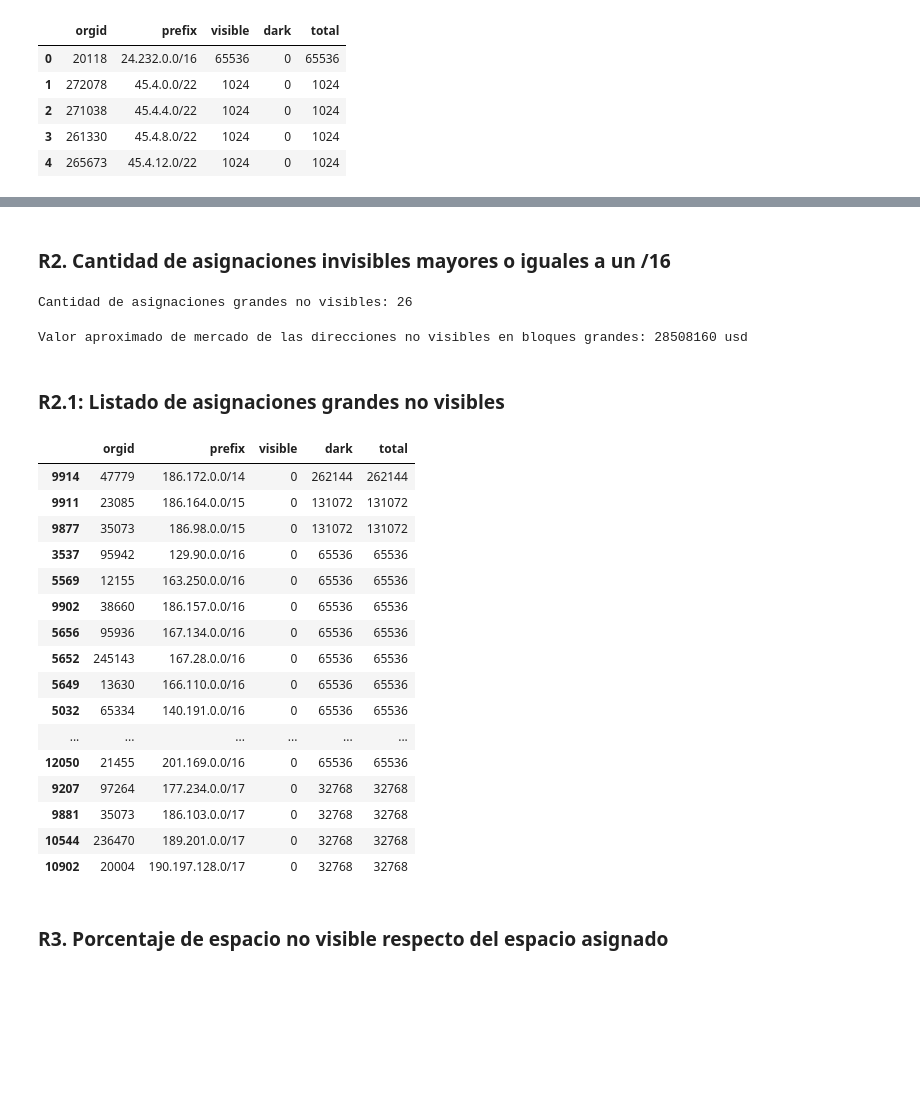
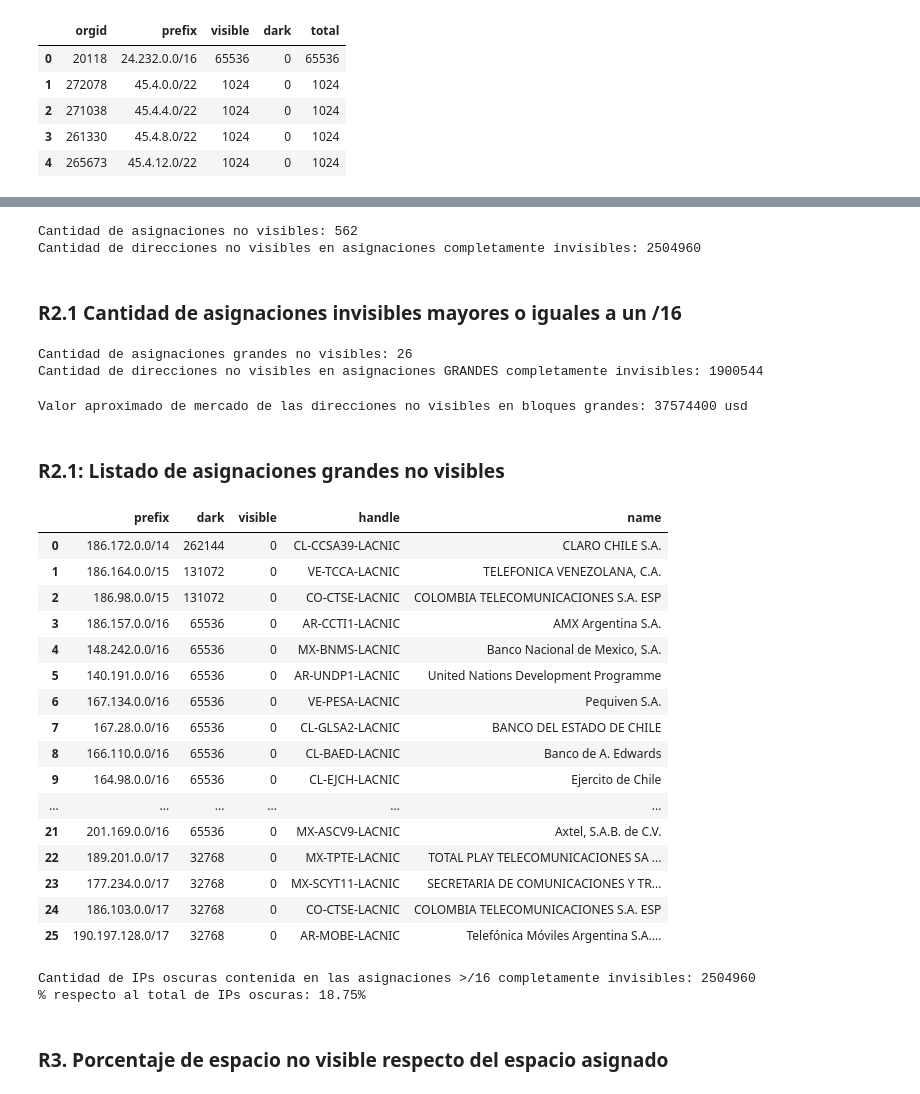
Before and after one commit to cm2c-internet-measurements/resources-not-visible, a Jupyter notebook: reports/espacio-ipv4-no-anunciado-v1.ipynb, the cells around one changed output, grey strips where cells are left out. Saved outputs shown, nothing was run; the diff lists cells and outputs as text; code cells hidden in the pictures; blank space fills up the shorter version.

```diff
--- a/reports/espacio-ipv4-no-anunciado-v1.ipynb
+++ b/reports/espacio-ipv4-no-anunciado-v1.ipynb
@@ -72,38 +81,58 @@ df.head()
+# %%
+nva = df.query("visible == 0 and total > 0").sort_values("total", ascending=False)
+
+print("Cantidad de asignaciones no visibles: {}".format(len(nva['total'])))
+print("Cantidad de direcciones no visibles en asignaciones completamente invisibles: {}".format(nva['dark'].sum()) )
+# %% [output]
+Cantidad de asignaciones no visibles: 562
+Cantidad de direcciones no visibles en asignaciones completamente invisibles: 2504960
 # %% [markdown]
-### R2. Cantidad de asignaciones invisibles mayores o iguales a un /16
+### R2.1 Cantidad de asignaciones invisibles mayores o iguales a un /16
 # %%
-nva = df.query("visible == 0 and total > 16384").sort_values("total", ascending=False)
-# nva.head(20)
-print("Cantidad de asignaciones grandes no visibles: {}".format(len(nva['total'])))
+nva_21 = df.query("visible == 0 and total > 16384").sort_values("total", ascending=False)
+
+print("Cantidad de asignaciones grandes no visibles: {}".format(len(nva_21['total'])))
+print("Cantidad de direcciones no visibles en asignaciones GRANDES completamente invisibles: {}".format(nva_21['dark'].sum()) )
 # %% [output]
 Cantidad de asignaciones grandes no visibles: 26
+Cantidad de direcciones no visibles en asignaciones GRANDES completamente invisibles: 1900544
 # %%
 print("Valor aproximado de mercado de las direcciones no visibles en bloques grandes: {} usd".format(nva['total'].sum(axis=0)*15))
 # %% [output]
-Valor aproximado de mercado de las direcciones no visibles en bloques grandes: 28508160 usd
+Valor aproximado de mercado de las direcciones no visibles en bloques grandes: 37574400 usd
 # %% [markdown]
 ### R2.1: Listado de asignaciones grandes no visibles
-# %%
-nva.to_csv("s1_bigallocs_notvisible-{}.csv".format(w_date, delimiter='|'))
-
-nva
-# %% [output]
-|  | orgid | prefix | visible | dark | total |
-| 9914 | 47779 | 186.172.0.0/14 | 0 | 262144 | 262144 |
-| 9911 | 23085 | 186.164.0.0/15 | 0 | 131072 | 131072 |
-| 9877 | 35073 | 186.98.0.0/15 | 0 | 131072 | 131072 |
-| 3537 | 95942 | 129.90.0.0/16 | 0 | 65536 | 65536 |
-| 5569 | 12155 | 163.250.0.0/16 | 0 | 65536 | 65536 |
-| 9902 | 38660 | 186.157.0.0/16 | 0 | 65536 | 65536 |
-| 5656 | 95936 | 167.134.0.0/16 | 0 | 65536 | 65536 |
-| 5652 | 245143 | 167.28.0.0/16 | 0 | 65536 | 65536 |
-| 5649 | 13630 | 166.110.0.0/16 | 0 | 65536 | 65536 |
-| 5032 | 65334 | 140.191.0.0/16 | 0 | 65536 | 65536 |
-| ... | ... | ... | ... | ... | ... |
-| 12050 | 21455 | 201.169.0.0/16 | 0 | 65536 | 65536 |
-| 9207 | 97264 | 177.234.0.0/17 | 0 | 32768 | 32768 |
-| 9881 | 35073 | 186.103.0.0/17 | 0 | 32768 | 32768 |
-| 10544 | 236470 | 189.201.0.0/17 | 0 | 32768 | 32768 |
-| 10902 | 20004 | 190.197.128.0/17 | 0 | 32768 | 32768 |
+# %%
+nva.to_csv("s1_bigallocs_notvisible-{}.csv".format(w_date, delimiter='|'))
+
+# orgs['orgid'] = pandas.to_numeric(orgs['orgid'])
+
+nva_b = nva.merge(orgs, on='orgid', how='left')
+
+nva_b[['prefix', 'dark','visible', 'handle','name']].head(26)
+# %% [output]
+|  | prefix | dark | visible | handle | name |
+| 0 | 186.172.0.0/14 | 262144 | 0 | CL-CCSA39-LACNIC | CLARO CHILE S.A. |
+| 1 | 186.164.0.0/15 | 131072 | 0 | VE-TCCA-LACNIC | TELEFONICA VENEZOLANA, C.A. |
+| 2 | 186.98.0.0/15 | 131072 | 0 | CO-CTSE-LACNIC | COLOMBIA TELECOMUNICACIONES S.A. ESP |
+| 3 | 186.157.0.0/16 | 65536 | 0 | AR-CCTI1-LACNIC | AMX Argentina S.A. |
+| 4 | 148.242.0.0/16 | 65536 | 0 | MX-BNMS-LACNIC | Banco Nacional de Mexico, S.A. |
+| 5 | 140.191.0.0/16 | 65536 | 0 | AR-UNDP1-LACNIC | United Nations Development Programme |
+| 6 | 167.134.0.0/16 | 65536 | 0 | VE-PESA-LACNIC | Pequiven S.A. |
+| 7 | 167.28.0.0/16 | 65536 | 0 | CL-GLSA2-LACNIC | BANCO DEL ESTADO DE CHILE |
+| 8 | 166.110.0.0/16 | 65536 | 0 | CL-BAED-LACNIC | Banco de A. Edwards |
+| 9 | 164.98.0.0/16 | 65536 | 0 | CL-EJCH-LACNIC | Ejercito de Chile |
+| ... | ... | ... | ... | ... | ... |
+| 21 | 201.169.0.0/16 | 65536 | 0 | MX-ASCV9-LACNIC | Axtel, S.A.B. de C.V. |
+| 22 | 189.201.0.0/17 | 32768 | 0 | MX-TPTE-LACNIC | TOTAL PLAY TELECOMUNICACIONES SA ... |
+| 23 | 177.234.0.0/17 | 32768 | 0 | MX-SCYT11-LACNIC | SECRETARIA DE COMUNICACIONES Y TR... |
+| 24 | 186.103.0.0/17 | 32768 | 0 | CO-CTSE-LACNIC | COLOMBIA TELECOMUNICACIONES S.A. ESP |
+| 25 | 190.197.128.0/17 | 32768 | 0 | AR-MOBE-LACNIC | Telefónica Móviles Argentina S.A.... |
+# %%
+print("Cantidad de IPs oscuras contenida en las asignaciones >/16 completamente invisibles: {}".format(nva_b['dark'].sum()))
+print("% respecto al total de IPs oscuras: {0:.2f}%".format(nva_b['dark'].sum()/dark_t*100))
+# %% [output]
+Cantidad de IPs oscuras contenida en las asignaciones >/16 completamente invisibles: 2504960
+% respecto al total de IPs oscuras: 18.75%
 # %% [markdown]
 ### R3. Porcentaje de espacio no visible respecto del espacio asignado
```
Also changed, not shown: parts of 13 cells of this notebook, 10 other files.
